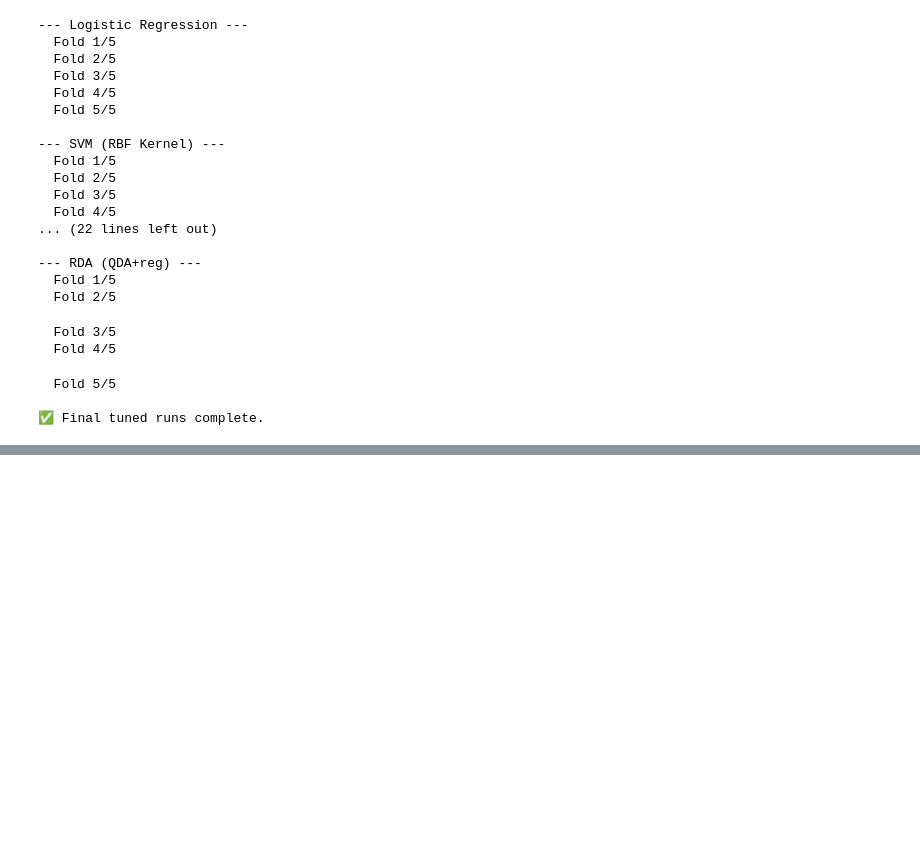
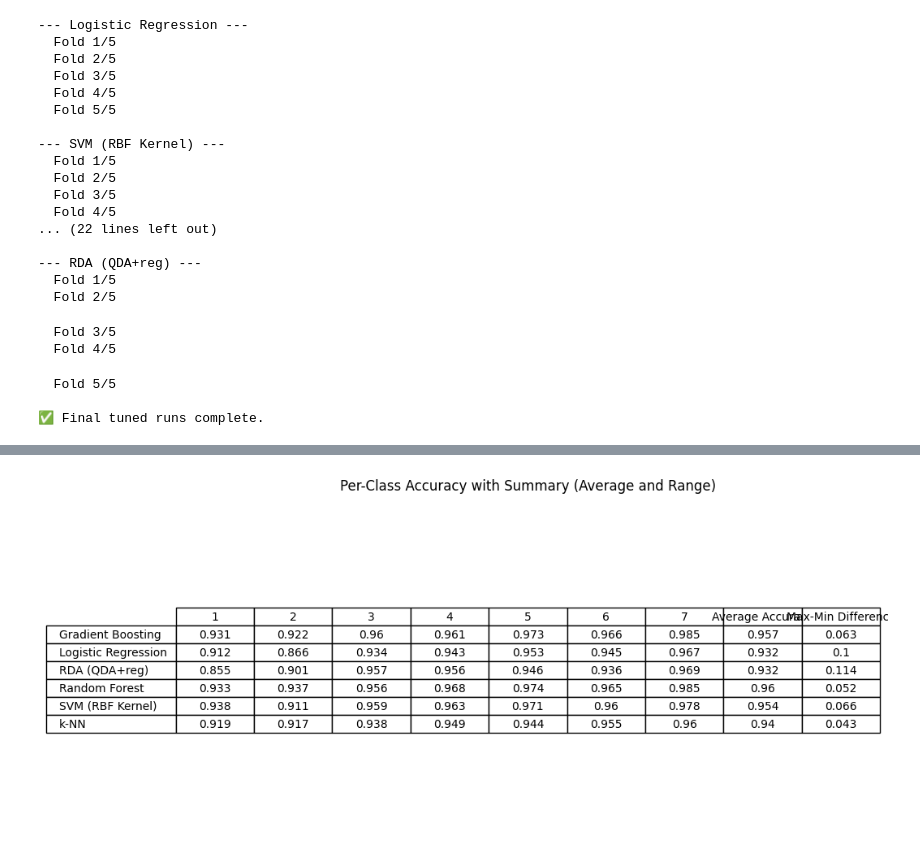
Before and after one commit to nilshammar00/MVE441, a Jupyter notebook: official_filefu.ipynb, the cells around one changed output, grey strips where cells are left out. Drawn from its saved outputs; the diff is of its cells as text; code cells hidden in the pictures; blank space fills up the shorter version.

```diff
--- a/official_filefu.ipynb
+++ b/official_filefu.ipynb
@@ -1244,0 +1318,38 @@ print("\n✅ Final tuned runs complete.")
+# %%
+import pandas as pd
+import matplotlib.pyplot as plt
+
+# === Load data ===
+df = pd.read_csv("results/classwise_summary.csv")
+
+# Pivot to get a table with Classifiers as rows and Classes as columns
+pivot_acc = df.pivot(index="Classifier", columns="Class", values="Avg_Accuracy")
+
+# Add summary columns
+pivot_acc["Average Accuracy"] = pivot_acc.mean(axis=1)
+pivot_acc["Max-Min Difference"] = pivot_acc.max(axis=1) - pivot_acc.min(axis=1)
+
+# Round for presentation
+pivot_acc_display = pivot_acc.round(3)
+
+# === Plot as table ===
+fig, ax = plt.subplots(figsize=(pivot_acc.shape[1] * 1.2, len(pivot_acc) * 0.6 + 1))
+ax.axis('off')
+
+table = ax.table(
+    cellText=pivot_acc_display.values,
+    rowLabels=pivot_acc_display.index,
+    colLabels=pivot_acc_display.columns,
+    loc='center',
+    cellLoc='center'
+)
+
+table.auto_set_font_size(False)
+table.set_fontsize(10)
+table.scale(1.2, 1.2)
+
+plt.title("Per-Class Accuracy with Summary (Average and Range)", pad=20)
+plt.tight_layout()
+plt.show()
+# %% [output]
+[figure, added]
```
Also changed, not shown: parts of 13 cells of this notebook.
